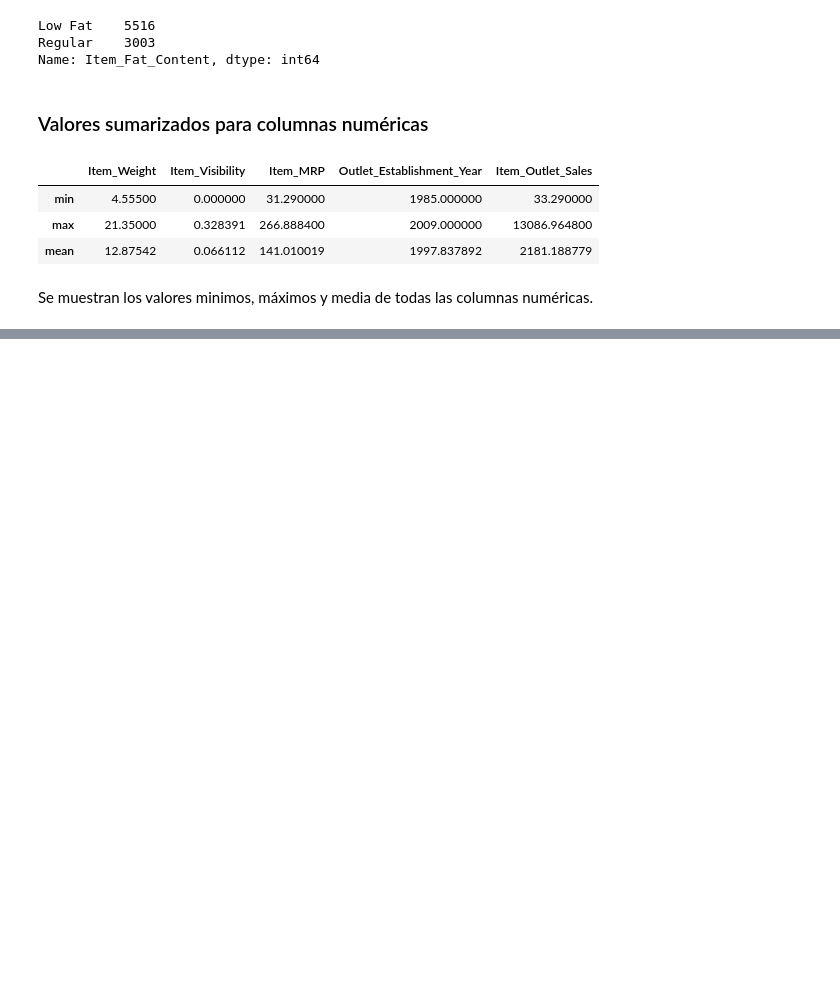
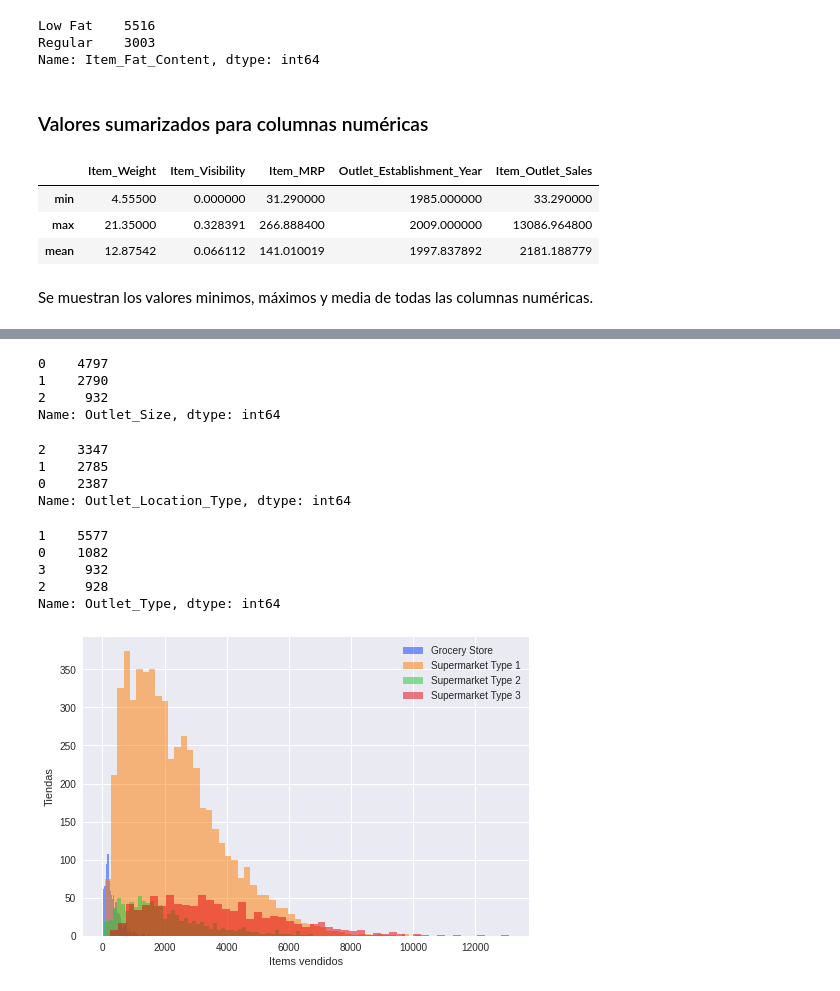
Before and after one commit to carlosegn/proyecciones-ventas-alimenticias, a Jupyter notebook: Proyeccion_ventas_alimenticias.ipynb, the cells around one changed output, grey strips where cells are left out. Drawn from its saved outputs; the diff is of its cells as text; code cells hidden in the pictures; blank space fills up the shorter version.

```diff
--- a/Proyeccion_ventas_alimenticias.ipynb
+++ b/Proyeccion_ventas_alimenticias.ipynb
@@ -416,0 +422,52 @@ Se muestran los valores minimos, máximos y media de todas las columnas numéric
+# %%
+# Cambiar variables categóricas par poder gráficar
+# En la columna Outlet_Size cambiaré Small por 0, Medium por 1 y High por 2
+df_final['Outlet_Size'].replace(['Small', 'Medium', 'High'], [0, 1 ,2], inplace = True)
+df_final['Outlet_Size'].value_counts()
+# %% [output]
+0    4797
+1    2790
+2     932
+Name: Outlet_Size, dtype: int64
+# %%
+# En la columna Outlet_Location_Type cambiaré Tier 1 por 0, Tier 2 por 1 y Tier 3 por 2
+df_final['Outlet_Location_Type'].replace(['Tier 1', 'Tier 2', 'Tier 3'], [0, 1 ,2], inplace = True)
+df_final['Outlet_Location_Type'].value_counts()
+# %% [output]
+2    3347
+1    2785
+0    2387
+Name: Outlet_Location_Type, dtype: int64
+# %%
+# En la columna Outlet_Type cambiaré Grocery Store por 0, Supermarket Type1 por 1, Supermarket Type2 por 2 y Supermarket Type3 por 3
+df_final['Outlet_Type'].replace(['Grocery Store', 'Supermarket Type1', 'Supermarket Type2', 'Supermarket Type3'], [0, 1, 2, 3], inplace = True)
+df_final['Outlet_Type'].value_counts()
+# %% [output]
+1    5577
+0    1082
+3     932
+2     928
+Name: Outlet_Type, dtype: int64
+# %%
+# Definir estilo y paletas para todos los gráficos
+plt.style.use('seaborn')
+sns.set_palette('bright')
+# %%
+# Items vendidos por tipo de supermercado
+# Creo nuevos DF para cada tipo de supermercado
+df_grocery = df_final.loc[df_final['Outlet_Type'] == 0]
+df_supermarket1 = df_final.loc[df_final['Outlet_Type'] == 1]
+df_supermarket2 = df_final.loc[df_final['Outlet_Type'] == 2]
+df_supermarket3 = df_final.loc[df_final['Outlet_Type'] == 3]
+
+# Mostrar los gráficos
+plt.hist(df_grocery['Item_Outlet_Sales'], alpha=0.5, label='Grocery Store', bins=50)
+plt.hist(df_supermarket1['Item_Outlet_Sales'], alpha=0.5, label='Supermarket Type 1', bins=50)
+plt.hist(df_supermarket2['Item_Outlet_Sales'], alpha=0.5, label='Supermarket Type 2', bins=50)
+plt.hist(df_supermarket3['Item_Outlet_Sales'], alpha=0.5, label='Supermarket Type 3', bins=50)
+plt.legend(loc='upper right')
+plt.xlabel('Items vendidos')
+plt.ylabel('Tiendas')
+plt.show()
+# %% [output]
+[figure, added]
```
Also changed, not shown: parts of 16 cells of this notebook.
